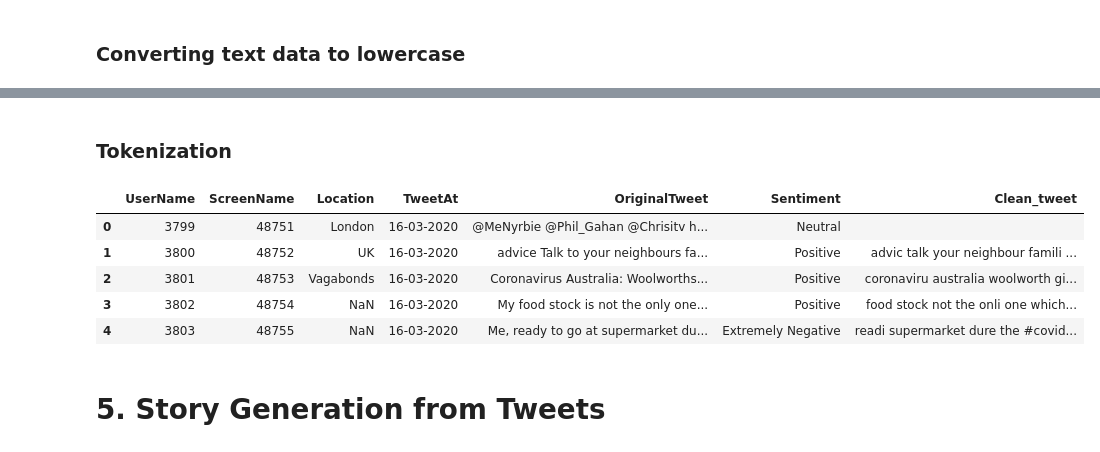
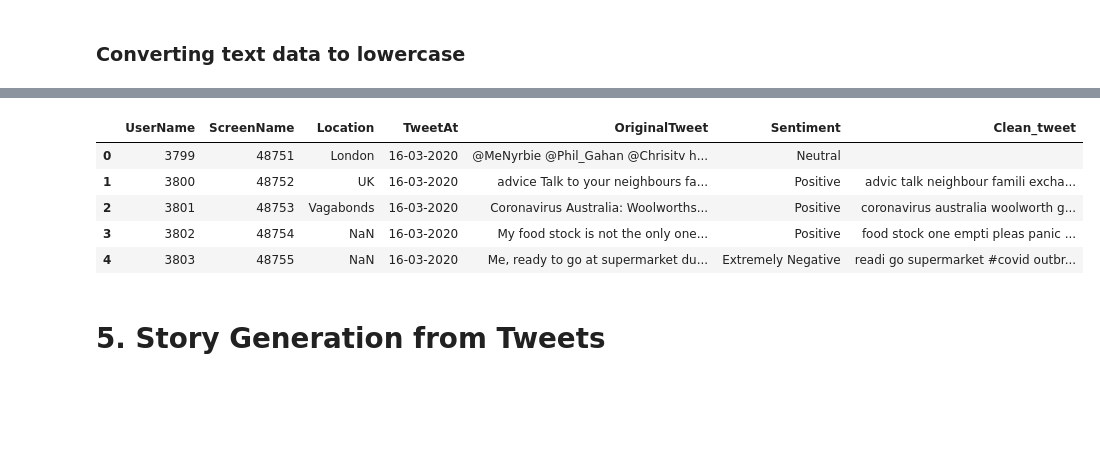
Before and after one commit to MOHD-TAUFIQUE/Classification-Project, a Jupyter notebook: Final_Team_Notebook_Coronavirus_Tweet_Sentiment_Analysis_Classification_Capstone_Project.ipynb, the cells around one changed output, grey strips where cells are left out. Saved outputs shown, nothing was run; the diff lists cells and outputs as text; code cells hidden in the pictures; blank space fills up the shorter version.

```diff
--- a/Final_Team_Notebook_Coronavirus_Tweet_Sentiment_Analysis_Classification_Capstone_Project.ipynb
+++ b/Final_Team_Notebook_Coronavirus_Tweet_Sentiment_Analysis_Classification_Capstone_Project.ipynb
@@ -759,0 +754,5 @@ twt_df.head()
+# %%
+# extracting the stopwords from nltk library
+sw = stopwords.words('english')
+# displaying the stopwords
+np.array(sw)
@@ -759,0 +777,12 @@ twt_df.head()
+# %%
+## Function to remove stopwords
+
+def remove_stopwords(text):
+  ''' function to remove stopwords'''
+  ## make text smallcase and then remove stopwords
+  text = [word.lower() for word in text.split() if word.lower() not in sw]
+
+  # joining the list of words with space separator
+  return " ".join(text)
+# %%
+twt_df['Clean_tweet'] = twt_df['Clean_tweet'].apply(remove_stopwords)
@@ -782,2 +807,0 @@ twt_df.head()
-# %% [markdown]
-### **Tokenization**
@@ -789,13 +808,21 @@ for i in range(len(tokenized_tweet)):
+# %%
+# create an object of stemming function
+stemmer = SnowballStemmer("english")
+
+def stemming(text):
+    '''a function which stems each word in the given text'''
+    text = [stemmer.stem(word) for word in text.split()]
+    return " ".join(text)
 # %%
-twt_df['Clean_tweet']  = tokenized_tweet
+twt_df['Clean_tweet']= twt_df['Clean_tweet'].apply(stemming)
 twt_df.head()
 # %% [output]
 |  | UserName | ScreenName | Location | TweetAt | OriginalTweet | Sentiment | Clean_tweet |
 | 0 | 3799 | 48751 | London | 16-03-2020 | @MeNyrbie @Phil_Gahan @Chrisitv h... | Neutral |  |
-| 1 | 3800 | 48752 | UK | 16-03-2020 | advice Talk to your neighbours fa... | Positive | advic talk your neighbour famili ... |
-| 2 | 3801 | 48753 | Vagabonds | 16-03-2020 | Coronavirus Australia: Woolworths... | Positive | coronaviru australia woolworth gi... |
-| 3 | 3802 | 48754 | NaN | 16-03-2020 | My food stock is not the only one... | Positive | food stock not the onli one which... |
-| 4 | 3803 | 48755 | NaN | 16-03-2020 | Me, ready to go at supermarket du... | Extremely Negative | readi supermarket dure the #covid... |
+| 1 | 3800 | 48752 | UK | 16-03-2020 | advice Talk to your neighbours fa... | Positive | advic talk neighbour famili excha... |
+| 2 | 3801 | 48753 | Vagabonds | 16-03-2020 | Coronavirus Australia: Woolworths... | Positive | coronavirus australia woolworth g... |
+| 3 | 3802 | 48754 | NaN | 16-03-2020 | My food stock is not the only one... | Positive | food stock one empti pleas panic ... |
+| 4 | 3803 | 48755 | NaN | 16-03-2020 | Me, ready to go at supermarket du... | Extremely Negative | readi go supermarket #covid outbr... |
 # %% [markdown]
 # **5. Story Generation from Tweets**
 # %% [markdown]
```
Also changed, not shown: parts of 64 cells of this notebook.
